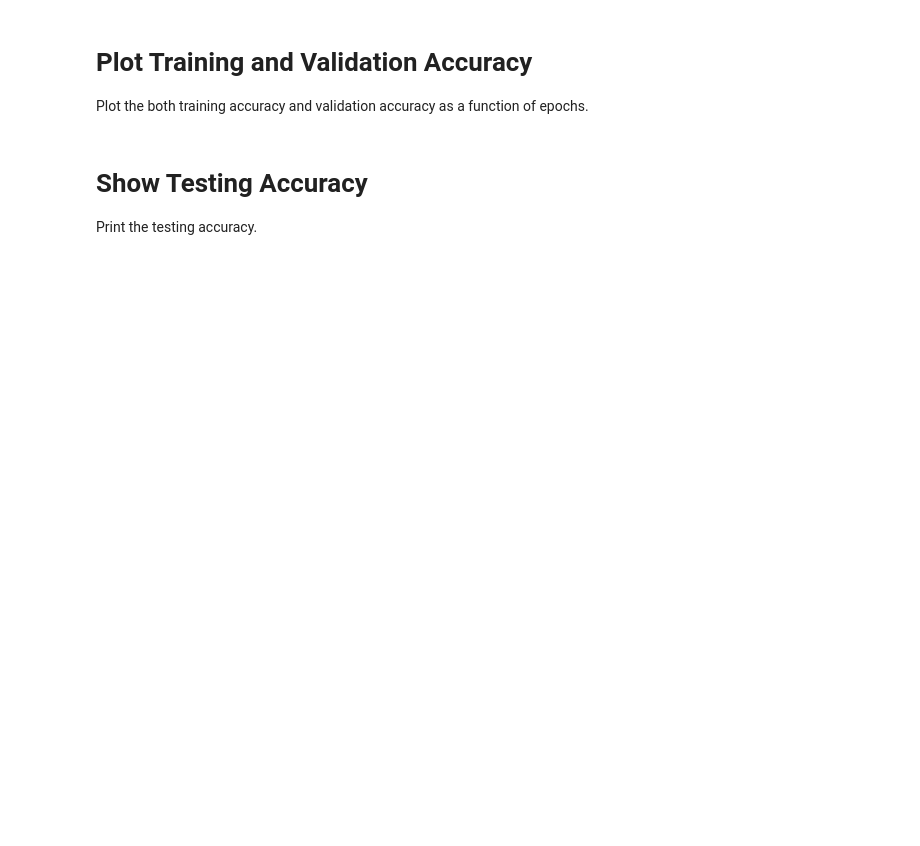
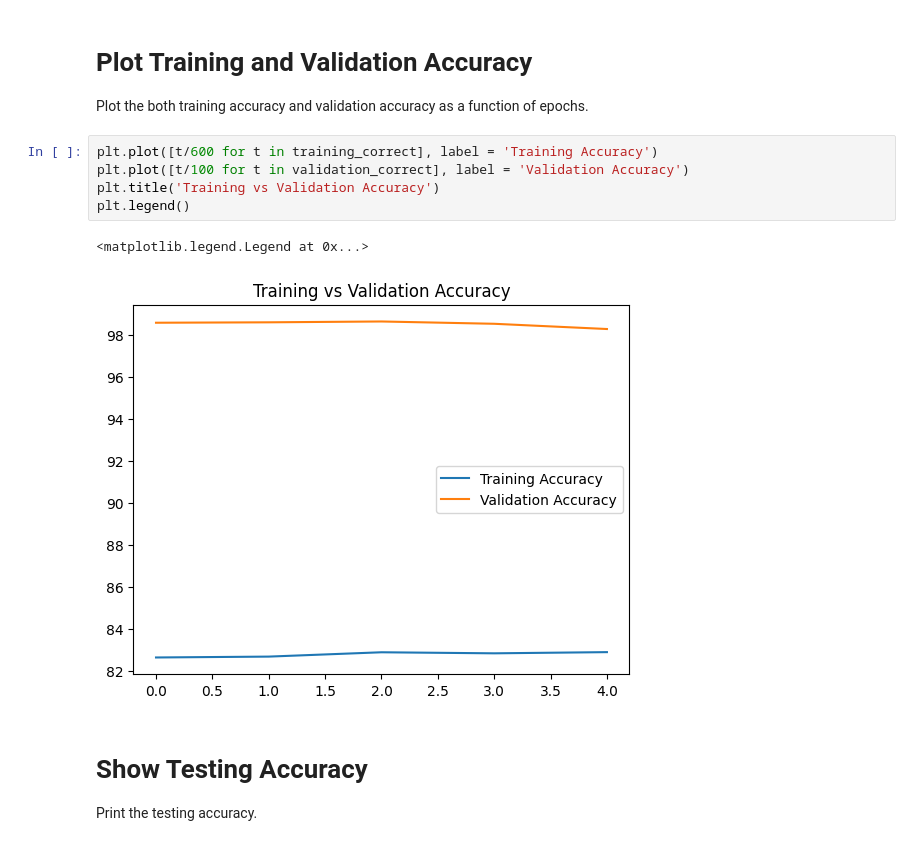
Before and after one commit to dtminnick/pytorch-practice, a Jupyter notebook: assignment1.ipynb, the cells around one changed output. Drawn from its saved outputs; the diff is of its cells as text; blank space fills up the shorter version.

```diff
--- a/assignment1.ipynb
+++ b/assignment1.ipynb
@@ -265,6 +269,14 @@ plt.legend()
 # Plot Training and Validation Accuracy
 
 Plot the both training accuracy and validation accuracy as a function of epochs.
+# %%
+plt.plot([t/600 for t in training_correct], label = 'Training Accuracy')
+plt.plot([t/100 for t in validation_correct], label = 'Validation Accuracy')
+plt.title('Training vs Validation Accuracy')
+plt.legend()
+# %% [output]
+<matplotlib.legend.Legend at 0x...>
+[figure, added]
 # %% [markdown]
 # Show Testing Accuracy
 
```
Also changed, not shown: parts of 4 cells of this notebook.
